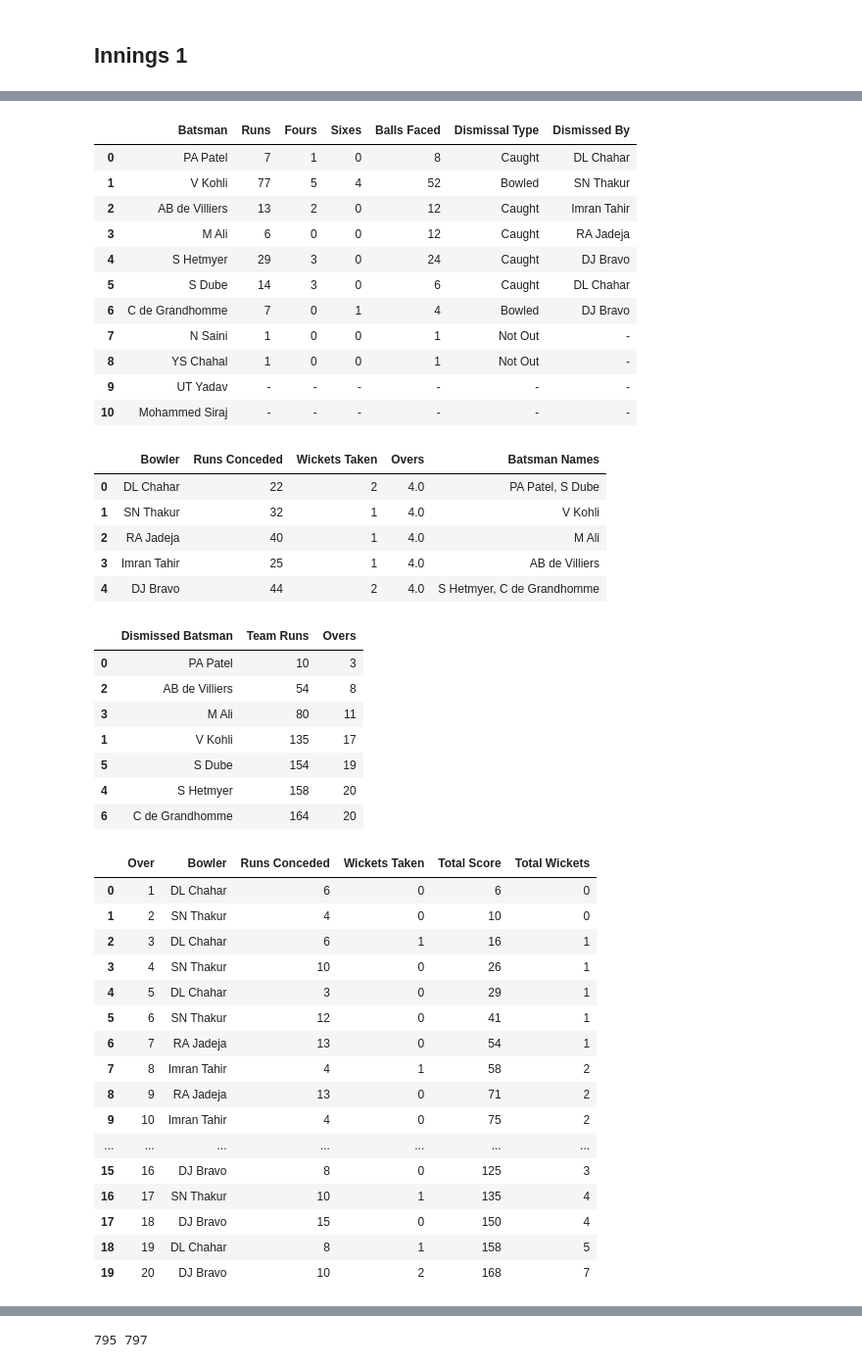
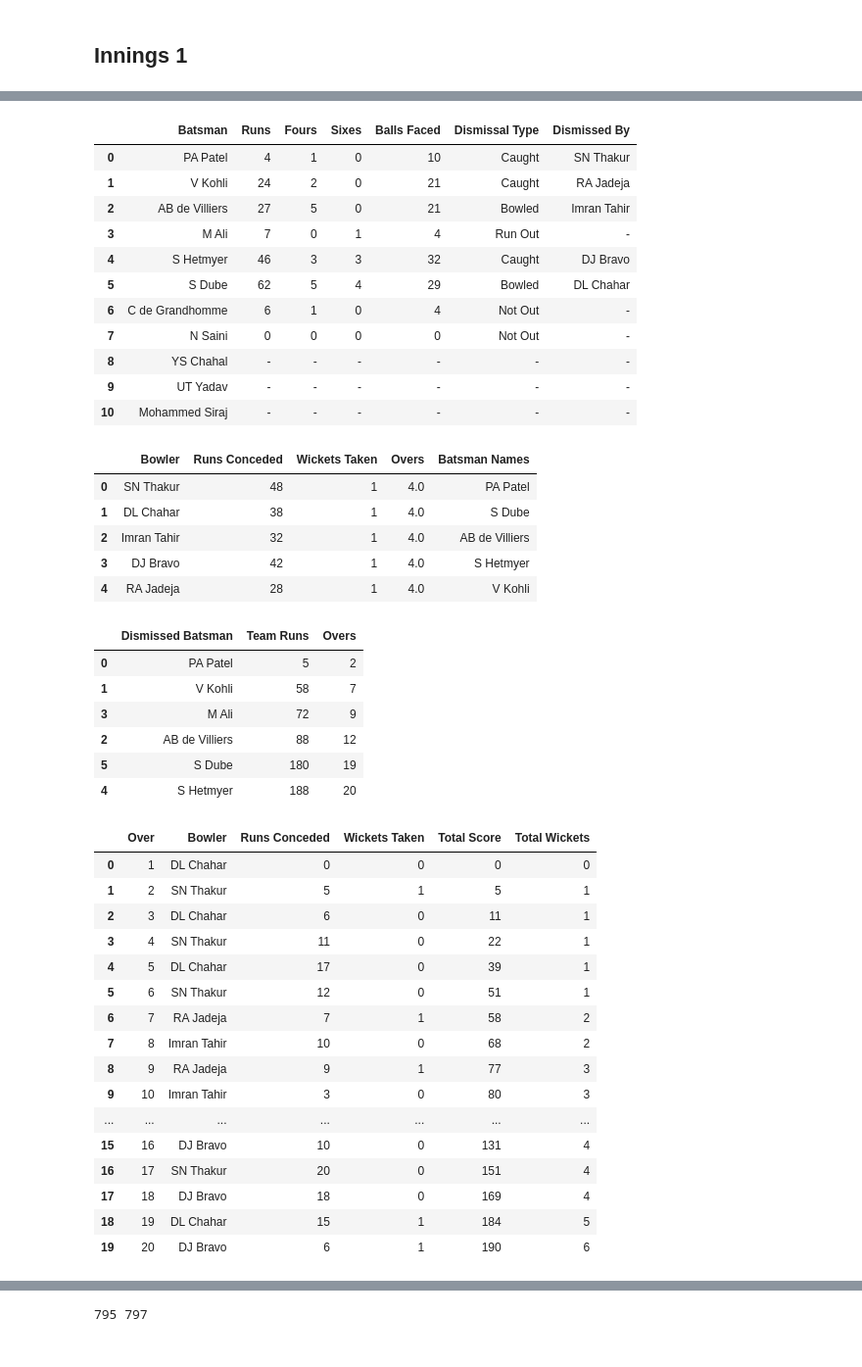
Before and after one commit to AravindM2803/IPL-Simulator, a Jupyter notebook: iplsim-dense/Simulate.ipynb, the cells around one changed output, grey strips where cells are left out. Shown at 98% size. Drawn from its saved outputs; the diff is of its cells as text; code cells hidden in the pictures.

```diff
--- a/iplsim-dense/Simulate.ipynb
+++ b/iplsim-dense/Simulate.ipynb
@@ -24,7 +25,10 @@ model_inn_2 = tf.keras.models.load_model('Models\Inn2-HeavyDenseRequired-ep30to5
 ## Innings 1
 # %%
 inn1_df = pd.DataFrame(columns=BF_Cols)
-inn1 = Innings(RCB_Squad[0], CSK_Squad[1], CSK_Squad[0][0], RCB_Pitch, 1, inn1_df)
-target = inn1.simulate_inning(model_inn_1)
+# inn1 = Innings(RCB_Squad[0], CSK_Squad[1], CSK_Squad[0][0], RCB_Pitch, 1, inn1_df)
+# target = inn1.simulate_inning(model_inn_1)
+with open("Evaluation/best_first_innings.pkl", "rb") as fp:
+    inn1 = pickle.load(fp)["inn1"]
+target = inn1.Runs + 1
 display_batting_table(inn1)
 # %% [output]
@@ -33,43 +37,42 @@ Extras: 13
 |  | Batsman | Runs | Fours | Sixes | Balls Faced | Dismissal Type | Dismissed By |
-| 0 | PA Patel | 7 | 1 | 0 | 8 | Caught | DL Chahar |
-| 1 | V Kohli | 77 | 5 | 4 | 52 | Bowled | SN Thakur |
-| 2 | AB de Villiers | 13 | 2 | 0 | 12 | Caught | Imran Tahir |
-| 3 | M Ali | 6 | 0 | 0 | 12 | Caught | RA Jadeja |
-| 4 | S Hetmyer | 29 | 3 | 0 | 24 | Caught | DJ Bravo |
-| 5 | S Dube | 14 | 3 | 0 | 6 | Caught | DL Chahar |
-| 6 | C de Grandhomme | 7 | 0 | 1 | 4 | Bowled | DJ Bravo |
-| 7 | N Saini | 1 | 0 | 0 | 1 | Not Out | - |
-| 8 | YS Chahal | 1 | 0 | 0 | 1 | Not Out | - |
+| 0 | PA Patel | 4 | 1 | 0 | 10 | Caught | SN Thakur |
+| 1 | V Kohli | 24 | 2 | 0 | 21 | Caught | RA Jadeja |
+| 2 | AB de Villiers | 27 | 5 | 0 | 21 | Bowled | Imran Tahir |
+| 3 | M Ali | 7 | 0 | 1 | 4 | Run Out | - |
+| 4 | S Hetmyer | 46 | 3 | 3 | 32 | Caught | DJ Bravo |
+| 5 | S Dube | 62 | 5 | 4 | 29 | Bowled | DL Chahar |
+| 6 | C de Grandhomme | 6 | 1 | 0 | 4 | Not Out | - |
+| 7 | N Saini | 0 | 0 | 0 | 0 | Not Out | - |
+| 8 | YS Chahal | - | - | - | - | - | - |
 | 9 | UT Yadav | - | - | - | - | - | - |
 | 10 | Mohammed Siraj | - | - | - | - | - | - |
 |  | Bowler | Runs Conceded | Wickets Taken | Overs | Batsman Names |
-| 0 | DL Chahar | 22 | 2 | 4.0 | PA Patel, S Dube |
-| 1 | SN Thakur | 32 | 1 | 4.0 | V Kohli |
-| 2 | RA Jadeja | 40 | 1 | 4.0 | M Ali |
-| 3 | Imran Tahir | 25 | 1 | 4.0 | AB de Villiers |
-| 4 | DJ Bravo | 44 | 2 | 4.0 | S Hetmyer, C de Grandhomme |
+| 0 | SN Thakur | 48 | 1 | 4.0 | PA Patel |
+| 1 | DL Chahar | 38 | 1 | 4.0 | S Dube |
+| 2 | Imran Tahir | 32 | 1 | 4.0 | AB de Villiers |
+| 3 | DJ Bravo | 42 | 1 | 4.0 | S Hetmyer |
+| 4 | RA Jadeja | 28 | 1 | 4.0 | V Kohli |
 |  | Dismissed Batsman | Team Runs | Overs |
-| 0 | PA Patel | 10 | 3 |
-| 2 | AB de Villiers | 54 | 8 |
-| 3 | M Ali | 80 | 11 |
-| 1 | V Kohli | 135 | 17 |
-| 5 | S Dube | 154 | 19 |
-| 4 | S Hetmyer | 158 | 20 |
-| 6 | C de Grandhomme | 164 | 20 |
+| 0 | PA Patel | 5 | 2 |
+| 1 | V Kohli | 58 | 7 |
+| 3 | M Ali | 72 | 9 |
+| 2 | AB de Villiers | 88 | 12 |
+| 5 | S Dube | 180 | 19 |
+| 4 | S Hetmyer | 188 | 20 |
 |  | Over | Bowler | Runs Conceded | Wickets Taken | Total Score | Total Wickets |
-| 0 | 1 | DL Chahar | 6 | 0 | 6 | 0 |
-| 1 | 2 | SN Thakur | 4 | 0 | 10 | 0 |
-| 2 | 3 | DL Chahar | 6 | 1 | 16 | 1 |
-| 3 | 4 | SN Thakur | 10 | 0 | 26 | 1 |
-| 4 | 5 | DL Chahar | 3 | 0 | 29 | 1 |
-| 5 | 6 | SN Thakur | 12 | 0 | 41 | 1 |
-| 6 | 7 | RA Jadeja | 13 | 0 | 54 | 1 |
-| 7 | 8 | Imran Tahir | 4 | 1 | 58 | 2 |
-| 8 | 9 | RA Jadeja | 13 | 0 | 71 | 2 |
-| 9 | 10 | Imran Tahir | 4 | 0 | 75 | 2 |
+| 0 | 1 | DL Chahar | 0 | 0 | 0 | 0 |
+| 1 | 2 | SN Thakur | 5 | 1 | 5 | 1 |
+| 2 | 3 | DL Chahar | 6 | 0 | 11 | 1 |
+| 3 | 4 | SN Thakur | 11 | 0 | 22 | 1 |
+| 4 | 5 | DL Chahar | 17 | 0 | 39 | 1 |
+| 5 | 6 | SN Thakur | 12 | 0 | 51 | 1 |
+| 6 | 7 | RA Jadeja | 7 | 1 | 58 | 2 |
+| 7 | 8 | Imran Tahir | 10 | 0 | 68 | 2 |
+| 8 | 9 | RA Jadeja | 9 | 1 | 77 | 3 |
+| 9 | 10 | Imran Tahir | 3 | 0 | 80 | 3 |
 | ... | ... | ... | ... | ... | ... | ... |
-| 15 | 16 | DJ Bravo | 8 | 0 | 125 | 3 |
-| 16 | 17 | SN Thakur | 10 | 1 | 135 | 4 |
-| 17 | 18 | DJ Bravo | 15 | 0 | 150 | 4 |
-| 18 | 19 | DL Chahar | 8 | 1 | 158 | 5 |
-| 19 | 20 | DJ Bravo | 10 | 2 | 168 | 7 |
+| 15 | 16 | DJ Bravo | 10 | 0 | 131 | 4 |
+| 16 | 17 | SN Thakur | 20 | 0 | 151 | 4 |
+| 17 | 18 | DJ Bravo | 18 | 0 | 169 | 4 |
+| 18 | 19 | DL Chahar | 15 | 1 | 184 | 5 |
+| 19 | 20 | DJ Bravo | 6 | 1 | 190 | 6 |
```
Also changed, not shown: parts of 17 cells of this notebook, 1 other file.
